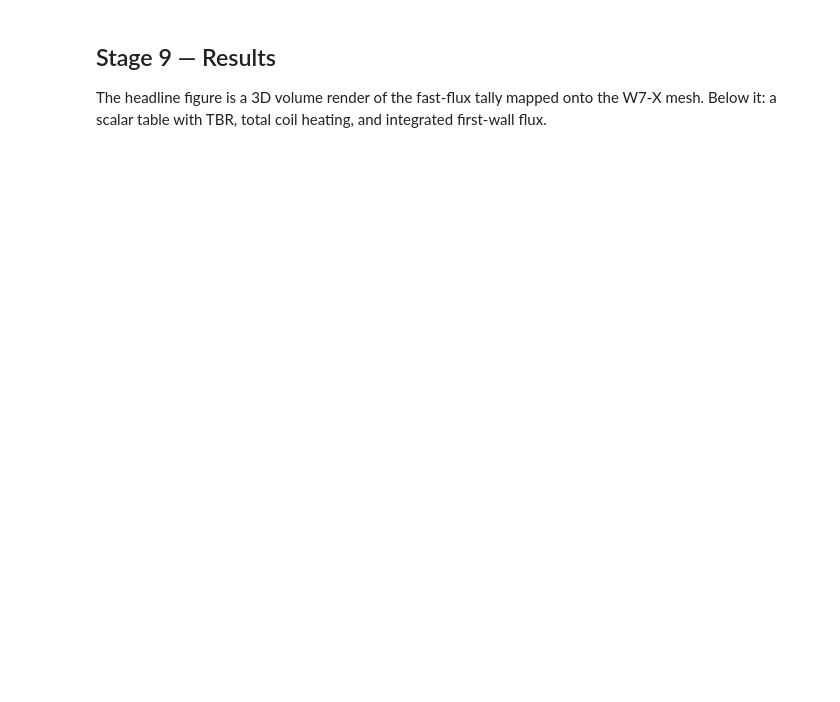
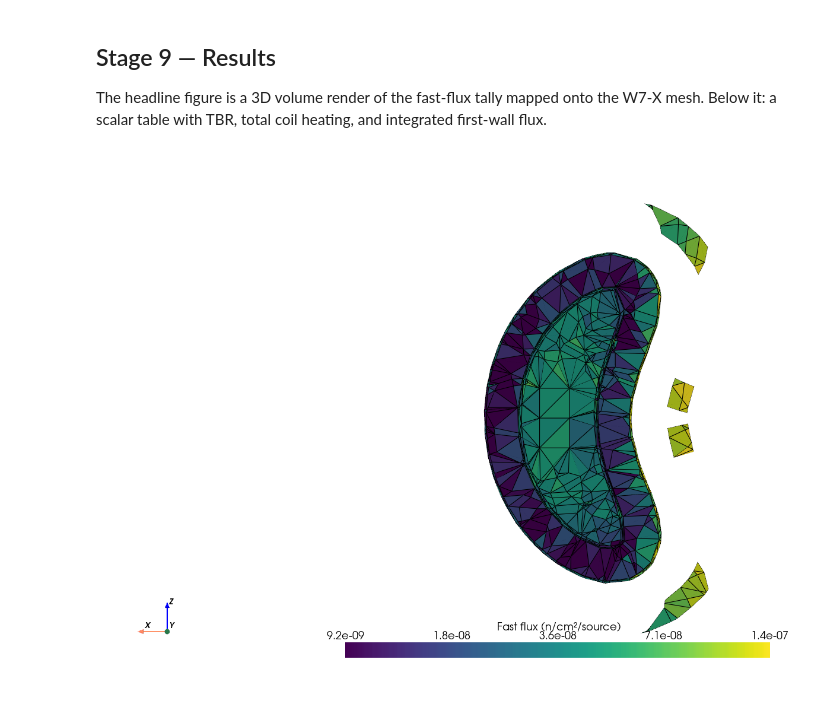
Before and after one commit to Thea-Energy/basalt, a Jupyter notebook: docs/notebooks/tutorials/w7x_neutronics.ipynb, the cells around one changed output. Saved outputs shown, nothing was run; the diff lists cells and outputs as text; code cells hidden in the pictures; blank space fills up the shorter version.

```diff
--- a/docs/notebooks/tutorials/w7x_neutronics.ipynb
+++ b/docs/notebooks/tutorials/w7x_neutronics.ipynb
@@ -275,8 +424,12 @@ print(f"Built {len(tallies)} tallies.")
 # %%
 settings = openmc.Settings()
 settings.run_mode = "fixed source"
-settings.particles = 1_000_000
-settings.batches = 10
+# Tutorial-scale fidelity: 500k particles × 4 batches runs in ~6 min on
+# a 20-thread laptop and gives enough statistics to clearly resolve the
+# radial flux attenuation through the blanket on the unstructured tally
+# mesh. Bump particles/batches for production fidelity.
+settings.particles = 500_000
+settings.batches = 4
 settings.source = source
 settings.seed = 1
 
@@ -286,4 +439,10 @@ settings.export_to_xml(str(tmpdir / "settings.xml"))
 tallies.export_to_xml(str(tmpdir / "tallies.xml"))
 
 statepoint_path = openmc.run(cwd=str(tmpdir))
+# openmc 0.15.2 returns None for the statepoint path when cwd is passed —
+# fall back to the newest statepoint file in the run directory.
+if statepoint_path is None:
+    statepoint_path = max(
+        tmpdir.glob("statepoint.*.h5"), key=lambda p: p.stat().st_mtime
+    )
 print(f"Run complete. Statepoint: {statepoint_path}")
@@ -328,0 +471,76 @@ print("blanket would use ~30–60% Li-6 enrichment, pushing TBR > 1.")
+# %%
+with openmc.StatePoint(statepoint_path) as sp:
+    flux_int = sp.get_tally(name="flux_mesh").mean.flatten()
+
+    # Load the tally mesh. The .h5m contains 2D boundary triangles in
+    # addition to the 3D tets — extract the tets so cell counts line up
+    # with the openmc tally length.
+    pv_mesh = pv.read(str(tally_mesh_path))
+    pv_tets = pv_mesh.extract_cells_by_type(pv.CellType.TETRA)
+
+    # Convert integrated flux per cell (n·cm / source) to flux density
+    # (n / cm² / source) so the colourmap compares flux independently of
+    # tet volume. Clamp zero-flux cells to a small floor for log scale.
+    pv_tets = pv_tets.compute_cell_sizes(length=False, area=False, volume=True)
+    volumes = np.asarray(pv_tets.cell_data["Volume"])
+    flux_density = flux_int / np.maximum(volumes, 1e-300)
+    nonzero = flux_density[flux_density > 0]
+    floor = nonzero.min()
+    pv_tets.cell_data["flux"] = np.where(flux_density > 0, flux_density, floor)
+    clim = (np.percentile(nonzero, 5), np.percentile(nonzero, 99))
+
+    # Slice the geometry through the y=0 plane to expose two W7-X
+    # poloidal cross-sections; camera-zoom onto the +x cross-section so
+    # the radial attenuation through firstwall+blanket is legible.
+    slice_y = pv_tets.slice(normal="y", origin=(0, 0, 0))
+
+    pl = pv.Plotter(off_screen=True, window_size=(1200, 900))
+    pl.add_mesh(
+        slice_y,
+        scalars="flux",
+        cmap="viridis",
+        log_scale=True,
+        clim=clim,
+        show_edges=True,
+        edge_color="black",
+        line_width=0.3,
+        scalar_bar_args={
+            "title": "Fast flux (n/cm²/source)",
+            "fmt": "%.1e",
+        },
+    )
+    pl.camera_position = [(1700, 5000, 0), (1700, 0, 0), (0, 0, 1)]
+    pl.camera.zoom(2.8)
+    pl.show_axes()
+    screenshot_path = tmpdir / "flux_slice.png"
+    pl.screenshot(str(screenshot_path))
+    pl.close()
+    display(Image(str(screenshot_path), width=900))
+
+    def scalar(name):
+        try:
+            return float(sp.get_tally(name=name).mean.sum())
+        except (LookupError, KeyError):
+            return None
+
+    tbr = scalar("tbr")
+    coil_heating = scalar("coil_heating")
+    fw_flux = scalar("firstwall_flux")
+
+print("--- Scalar results (per source neutron) ---")
+print(f"  TBR (natural Li FLiBe):  {tbr:.4f}" if tbr is not None else "  TBR:  n/a")
+print(
+    f"  Total coil heating:      {coil_heating:.4e} eV"
+    if coil_heating is not None
+    else "  Coil heating: n/a"
+)
+print(
+    f"  First-wall fast flux:    {fw_flux:.4e} n/cm²"
+    if fw_flux is not None
+    else "  First-wall flux: n/a"
+)
+print()
+print("Note: TBR < 1 is expected with natural lithium. A real breeding")
+print("blanket would use ~30–60% Li-6 enrichment, pushing TBR > 1.")
+# %% [output]
+[figure, added]
```
Also changed, not shown: parts of 18 cells of this notebook, 1 other file.
